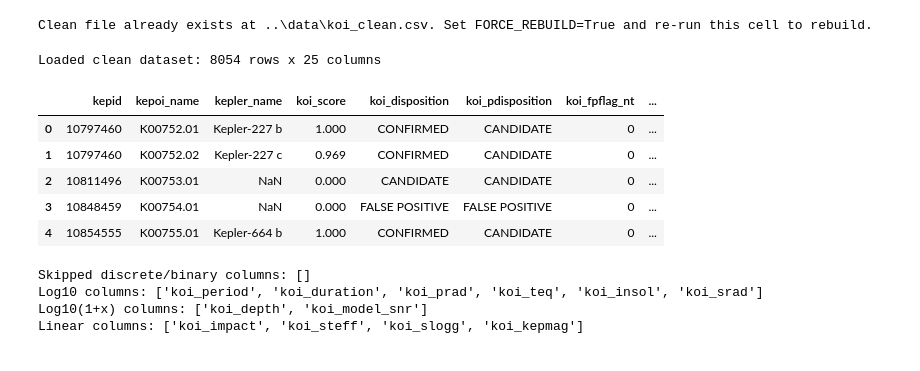
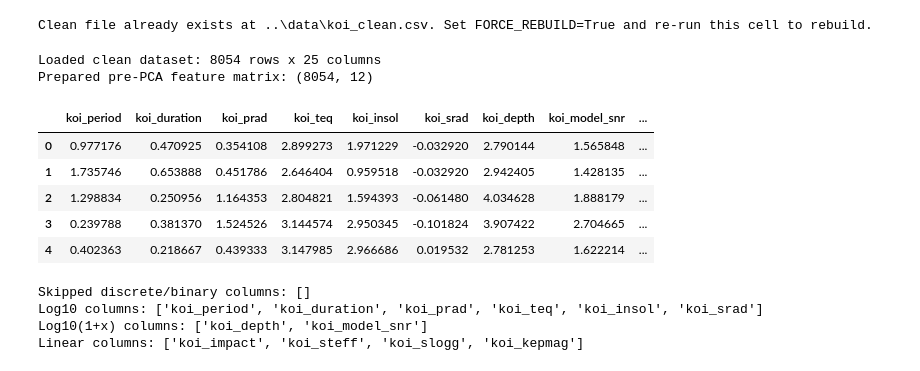
Before and after one commit to ZhuoQiuMcgill/INSE6220-FinalProject, a Jupyter notebook: src/project_code.ipynb, the cells around one changed output. Saved outputs shown, nothing was run; the diff lists cells and outputs as text; code cells hidden in the pictures.

Commit message:
log transformation x_12

```diff
--- a/src/project_code.ipynb
+++ b/src/project_code.ipynb
@@ -114,34 +114,56 @@ Clean file already exists at ..\data\koi_clean.csv. Set FORCE_REBUILD=True and r
 # %%
 # Load the cleaned dataset
 import os
 import pandas as pd
 
 CLEAN_CANDIDATES = [
     os.path.join('data', 'koi_clean.csv'),
     os.path.join('..', 'data', 'koi_clean.csv'),
 ]
 CLEAN_PATH = next((p for p in CLEAN_CANDIDATES if os.path.isfile(p)), CLEAN_CANDIDATES[0])
 df = pd.read_csv(CLEAN_PATH, low_memory=False)
 
 # Re-declare column groups for standalone use of this cell onward
 IDENTIFIER_COLS = ['kepid', 'kepoi_name', 'kepler_name']
 TARGET_COL = 'koi_score'
 LABEL_COLS = ['koi_disposition','koi_pdisposition','koi_fpflag_nt','koi_fpflag_ss','koi_fpflag_co','koi_fpflag_ec']
 FEATURE_COLS = [
     'koi_period','koi_impact','koi_duration','koi_depth','koi_model_snr',
     'koi_prad','koi_teq','koi_insol','koi_steff','koi_slogg','koi_srad','koi_kepmag'
 ]
 
 print(f'Loaded clean dataset: {df.shape[0]} rows x {df.shape[1]} columns')
-df.head()
+
+# Pre-PCA transform specification (fixed per FRAMEWORK)
+LOG10_COLS = ['koi_period','koi_duration','koi_prad','koi_teq','koi_insol','koi_srad']
+LOG1P_COLS = ['koi_depth','koi_model_snr']
+LINEAR_COLS = ['koi_impact','koi_steff','koi_slogg','koi_kepmag']
+
+# Build 12-feature matrix and apply transforms
+feat_cols = LOG10_COLS + LOG1P_COLS + LINEAR_COLS
+X_pre_pca = df.loc[:, [c for c in feat_cols if c in df.columns]].copy()
+
+# Sanity checks
+missing = [c for c in feat_cols if c not in X_pre_pca.columns]
+if missing:
+    print(f'WARNING: missing expected columns: {missing}')
+
+for c in LOG10_COLS:
+    X_pre_pca[c] = np.log10(X_pre_pca[c])
+for c in LOG1P_COLS:
+    X_pre_pca[c] = np.log10(X_pre_pca[c] + 1.0)
+
+print(f'Prepared pre-PCA feature matrix: {X_pre_pca.shape}')
+X_pre_pca.head()
 # %% [output]
 Loaded clean dataset: 8054 rows x 25 columns
+Prepared pre-PCA feature matrix: (8054, 12)
-|  | kepid | kepoi_name | kepler_name | koi_score | koi_disposition | koi_pdisposition | koi_fpflag_nt | ... |
-| 0 | 10797460 | K00752.01 | Kepler-227 b | 1.000 | CONFIRMED | CANDIDATE | 0 | ... |
-| 1 | 10797460 | K00752.02 | Kepler-227 c | 0.969 | CONFIRMED | CANDIDATE | 0 | ... |
-| 2 | 10811496 | K00753.01 | NaN | 0.000 | CANDIDATE | CANDIDATE | 0 | ... |
-| 3 | 10848459 | K00754.01 | NaN | 0.000 | FALSE POSITIVE | FALSE POSITIVE | 0 | ... |
-| 4 | 10854555 | K00755.01 | Kepler-664 b | 1.000 | CONFIRMED | CANDIDATE | 0 | ... |
+|  | koi_period | koi_duration | koi_prad | koi_teq | koi_insol | koi_srad | koi_depth | koi_model_snr | ... |
+| 0 | 0.977176 | 0.470925 | 0.354108 | 2.899273 | 1.971229 | -0.032920 | 2.790144 | 1.565848 | ... |
+| 1 | 1.735746 | 0.653888 | 0.451786 | 2.646404 | 0.959518 | -0.032920 | 2.942405 | 1.428135 | ... |
+| 2 | 1.298834 | 0.250956 | 1.164353 | 2.804821 | 1.594393 | -0.061480 | 4.034628 | 1.888179 | ... |
+| 3 | 0.239788 | 0.381370 | 1.524526 | 3.144574 | 2.950345 | -0.101824 | 3.907422 | 2.704665 | ... |
+| 4 | 0.402363 | 0.218667 | 0.439333 | 3.147985 | 2.966686 | 0.019532 | 2.781253 | 1.622214 | ... |
 # %%
 import math
 import numpy as np
```
Also changed, not shown: parts of 1 cell of this notebook.
